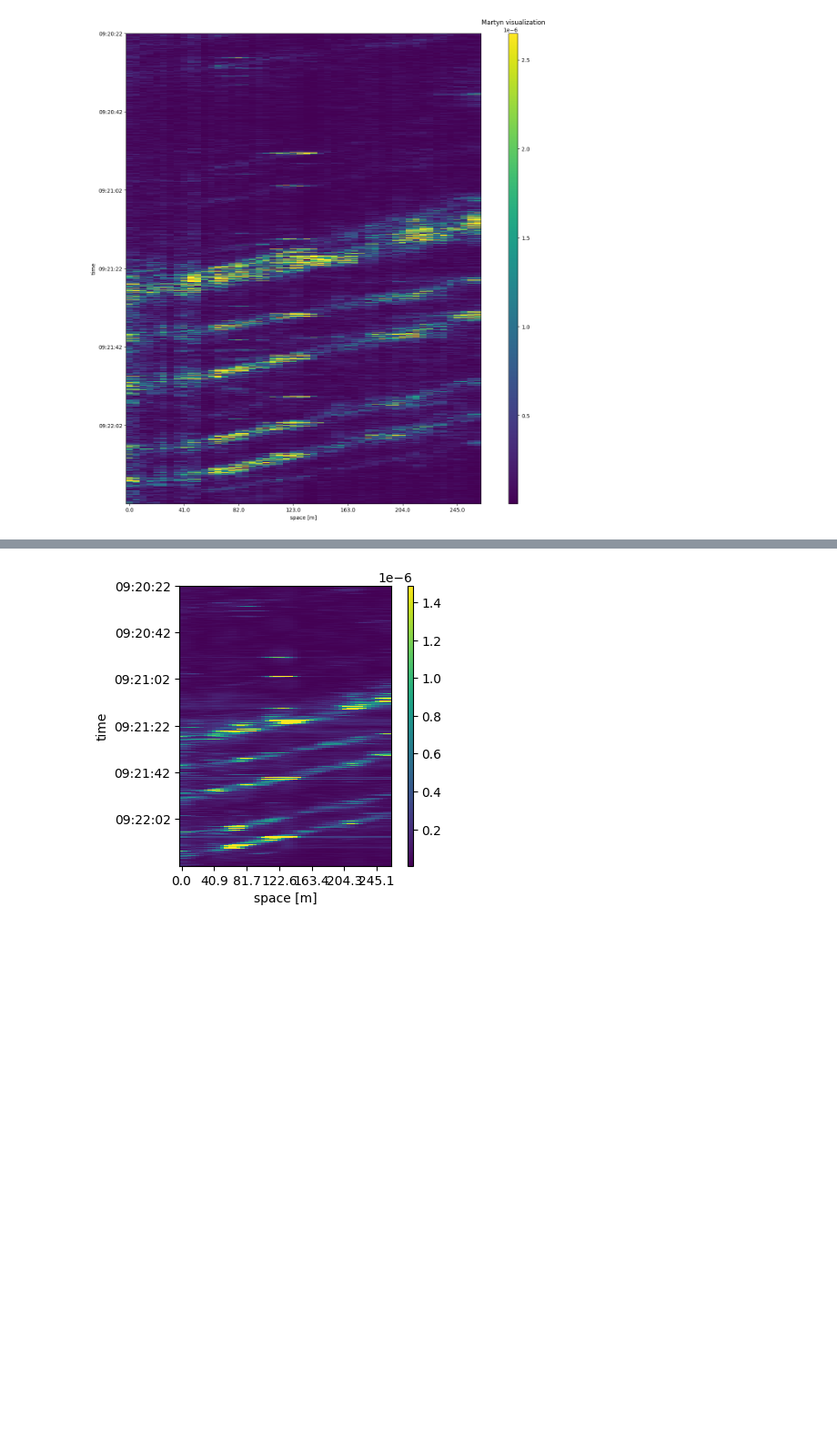
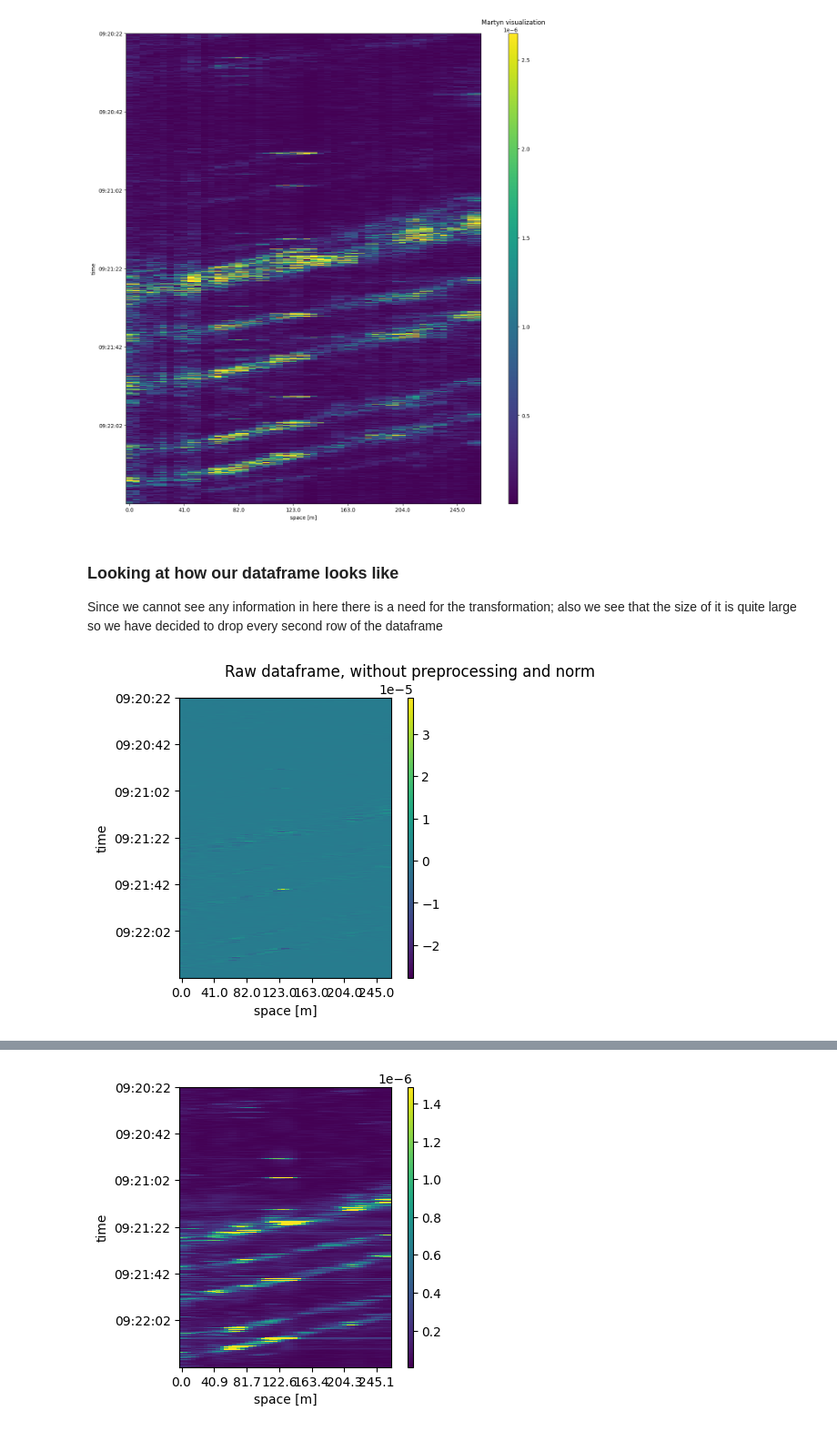
Before and after one commit to mmartyna123/ComputerVision, a Jupyter notebook: Project1/Project.ipynb, the cells around one changed output, grey strips where cells are left out. Shown: that part at 91% size. Saved outputs shown, nothing was run; the diff lists cells and outputs as text; code cells hidden in the pictures; blank space fills up the shorter version.

```diff
--- a/Project1/Project.ipynb
+++ b/Project1/Project.ipynb
@@ -76,3 +78,47 @@ plt.title("Martyn visualization")
 plt.show()
 # %% [output]
 [figure]
+# %%
+
+
+fig = plt.figure(figsize=(12,16))
+ax = plt.axes()
+
+# This is an example transformation and should be converted to the proper algorithm
+df -= df.mean()
+df = np.abs(df)
+low, high = np.percentile(df, [3, 99])
+norm = Normalize(vmin=low, vmax=high, clip=True)
+
+im = ax.imshow(df,interpolation='none',aspect='auto',norm=norm)
+plt.ylabel('time')
+plt.xlabel('space [m]')
+
+cax = fig.add_axes([ax.get_position().x1+0.06,ax.get_position().y0,0.02,ax.get_position().height])
+plt.colorbar(im, cax=cax)
+x_positions, x_labels = set_axis(df.columns)
+ax.set_xticks(x_positions, np.round(x_labels))
+y_positions, y_labels = set_axis(df.index.time)
+ax.set_yticks(y_positions, y_labels)
+plt.title("Martyn visualization")
+plt.show()
+# %% [markdown]
+### Looking at how our dataframe looks like
+Since we cannot see any information in here there is a need for the transformation; also we see that the size of it is quite large so we have decided to drop every second row of the dataframe
+# %%
+fig = plt.figure(figsize=(3,4))
+ax = plt.axes()
+im = ax.imshow(df,interpolation='none',aspect='auto')
+plt.ylabel('time')
+plt.xlabel('space [m]')
+
+cax = fig.add_axes([ax.get_position().x1+0.06,ax.get_position().y0,0.02,ax.get_position().height])
+plt.colorbar(im, cax=cax)
+x_positions, x_labels = set_axis(df.columns)
+ax.set_xticks(x_positions, np.round(x_labels))
+y_positions, y_labels = set_axis(df.index.time)
+ax.set_yticks(y_positions, y_labels)
+plt.title("Raw dataframe, without preprocessing and norm")
+plt.show()
+# %% [output]
+[figure, added]
```
Also changed, not shown: parts of 6 cells of this notebook.
